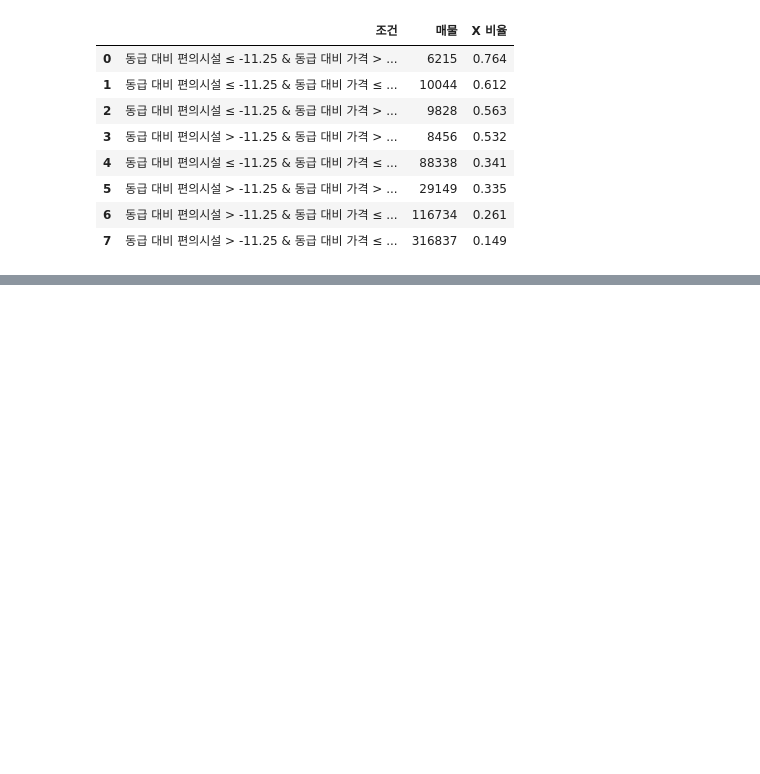
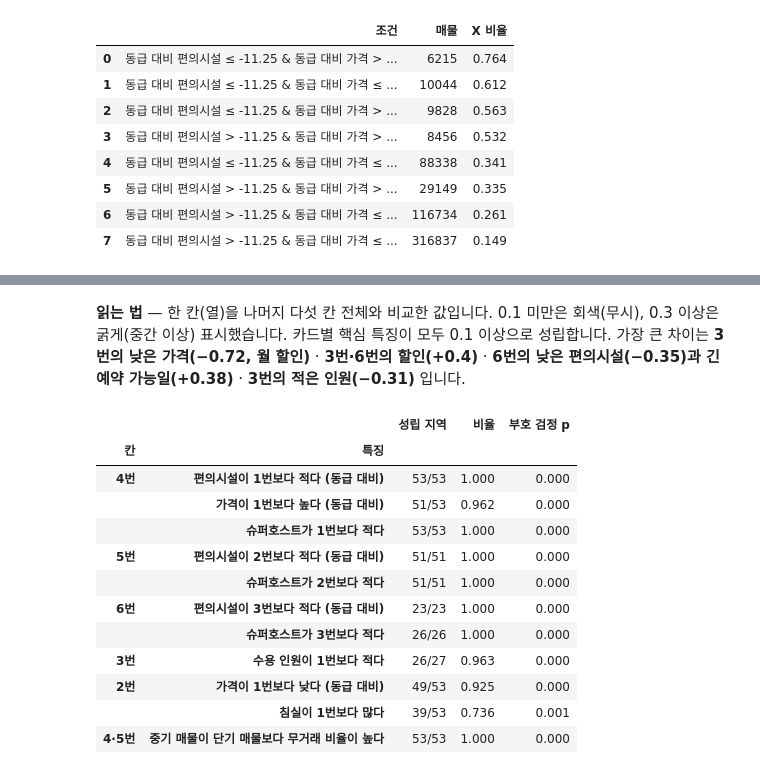
Before and after one commit to younghyun729/insight-2026-2, a Jupyter notebook: notebooks/segmentation_2x3.ipynb, the cells around one changed output, grey strips where cells are left out. Saved outputs shown, nothing was run; the diff lists cells and outputs as text; code cells hidden in the pictures; blank space fills up the shorter version.

```diff
--- a/notebooks/segmentation_2x3.ipynb
+++ b/notebooks/segmentation_2x3.ipynb
@@ -817,0 +869,51 @@ leaves.reset_index(drop=True)
+# %% [markdown]
+**읽는 법** — 한 칸(열)을 나머지 다섯 칸 전체와 비교한 값입니다. 0.1 미만은 회색(무시), 0.3 이상은 굵게(중간 이상) 표시했습니다.
+카드별 핵심 특징이 모두 0.1 이상으로 성립합니다. 가장 큰 차이는 **3번의 낮은 가격(−0.72, 월 할인)** · **3번·6번의 할인(+0.4)** · **6번의 낮은 편의시설(−0.35)과 긴 예약 가능일(+0.38)** · **3번의 적은 인원(−0.31)** 입니다.
+# %%
+# [7-2] 도시별 재현 — 칸 사이 특징 차이가 몇 개 지역에서 같은 방향으로 나타나나 (두 칸 모두 30건 이상인 지역)
+def regional(a, b, v, how, op):
+    hits = []
+    for _, g in s.groupby("region"):
+        ga, gb = g.loc[g["cell"] == a, v].dropna(), g.loc[g["cell"] == b, v].dropna()
+        if len(ga) >= 30 and len(gb) >= 30:
+            fa, fb = (ga.median(), gb.median()) if how == "median" else (ga.mean(), gb.mean())
+            hits.append(fa < fb if op == "<" else fa > fb)
+    k, n = int(sum(hits)), len(hits)
+    return k, n, stats.binomtest(k, n).pvalue
+
+CHECKS = [
+    ("4번", "편의시설이 1번보다 적다 (동급 대비)", "4번", "1번", "a_rel", "median", "<"),
+    ("4번", "가격이 1번보다 높다 (동급 대비)", "4번", "1번", "p_rel", "median", ">"),
+    ("4번", "슈퍼호스트가 1번보다 적다", "4번", "1번", "sh", "mean", "<"),
+    ("5번", "편의시설이 2번보다 적다 (동급 대비)", "5번", "2번", "a_rel", "median", "<"),
+    ("5번", "슈퍼호스트가 2번보다 적다", "5번", "2번", "sh", "mean", "<"),
+    ("6번", "편의시설이 3번보다 적다 (동급 대비)", "6번", "3번", "a_rel", "median", "<"),
+    ("6번", "슈퍼호스트가 3번보다 적다", "6번", "3번", "sh", "mean", "<"),
+    ("3번", "수용 인원이 1번보다 적다", "3번", "1번", "accommodates", "mean", "<"),
+    ("2번", "가격이 1번보다 낮다 (동급 대비)", "2번", "1번", "p_rel", "median", "<"),
+    ("2번", "침실이 1번보다 많다", "2번", "1번", "bedrooms", "mean", ">"),
+]
+rows = []
+for cell_, claim, a, b, v, how, op in CHECKS:
+    k, n, p = regional(a, b, v, how, op)
+    rows.append((cell_, claim, f"{k}/{n}", k / n, p))
+# 중기가 단기보다 더 안 팔린다 (지역 안 무리뷰율, 중기 30건 이상)
+hits = [g.loc[g["stay"] == "중기", "norev"].mean() > g.loc[g["stay"] == "단기", "norev"].mean()
+        for _, g in s[s["stay"] != "장기"].groupby("region") if (g["stay"] == "중기").sum() >= 30]
+rows.append(("4·5번", "중기 매물이 단기 매물보다 무거래 비율이 높다", f"{sum(hits)}/{len(hits)}", sum(hits) / len(hits),
+             stats.binomtest(int(sum(hits)), len(hits)).pvalue))
+pd.DataFrame(rows, columns=["칸", "특징", "성립 지역", "비율", "부호 검정 p"]).set_index(["칸", "특징"])
+# %% [output]
+|  |  | 성립 지역 | 비율 | 부호 검정 p |
+| 칸 | 특징 |  |  |  |
+| 4번 | 편의시설이 1번보다 적다 (동급 대비) | 53/53 | 1.000 | 0.000 |
+|  | 가격이 1번보다 높다 (동급 대비) | 51/53 | 0.962 | 0.000 |
+|  | 슈퍼호스트가 1번보다 적다 | 53/53 | 1.000 | 0.000 |
+| 5번 | 편의시설이 2번보다 적다 (동급 대비) | 51/51 | 1.000 | 0.000 |
+|  | 슈퍼호스트가 2번보다 적다 | 51/51 | 1.000 | 0.000 |
+| 6번 | 편의시설이 3번보다 적다 (동급 대비) | 23/23 | 1.000 | 0.000 |
+|  | 슈퍼호스트가 3번보다 적다 | 26/26 | 1.000 | 0.000 |
+| 3번 | 수용 인원이 1번보다 적다 | 26/27 | 0.963 | 0.000 |
+| 2번 | 가격이 1번보다 낮다 (동급 대비) | 49/53 | 0.925 | 0.000 |
+|  | 침실이 1번보다 많다 | 39/53 | 0.736 | 0.001 |
+| 4·5번 | 중기 매물이 단기 매물보다 무거래 비율이 높다 | 53/53 | 1.000 | 0.000 |
```
Also changed, not shown: parts of 12 cells of this notebook, 1 other file.
